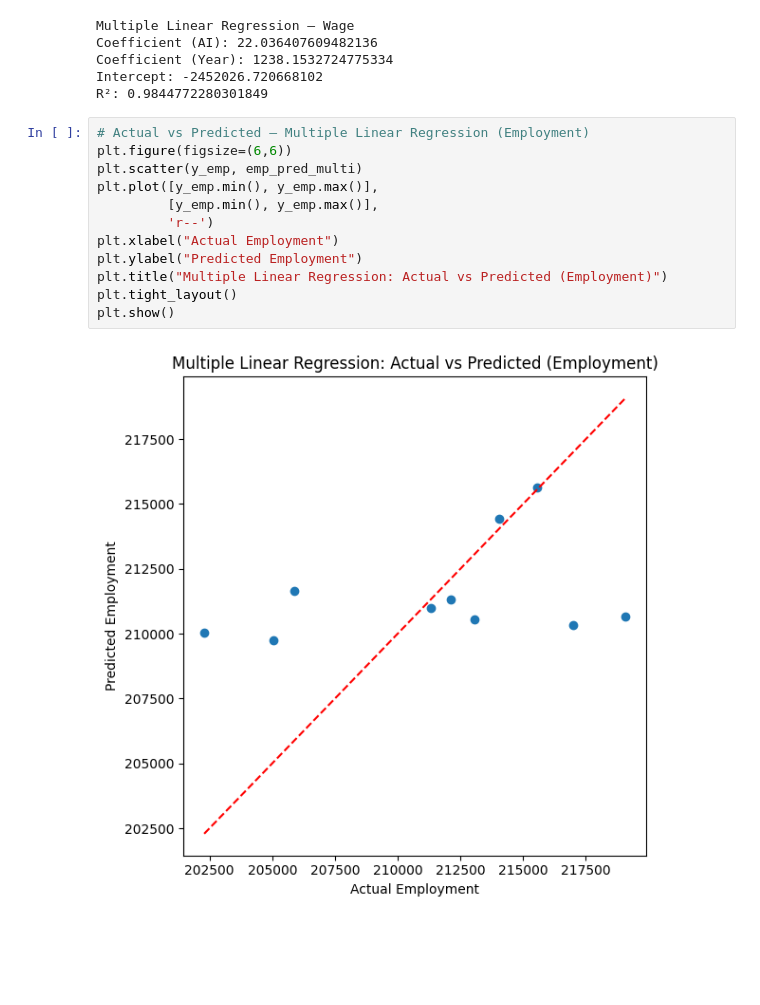
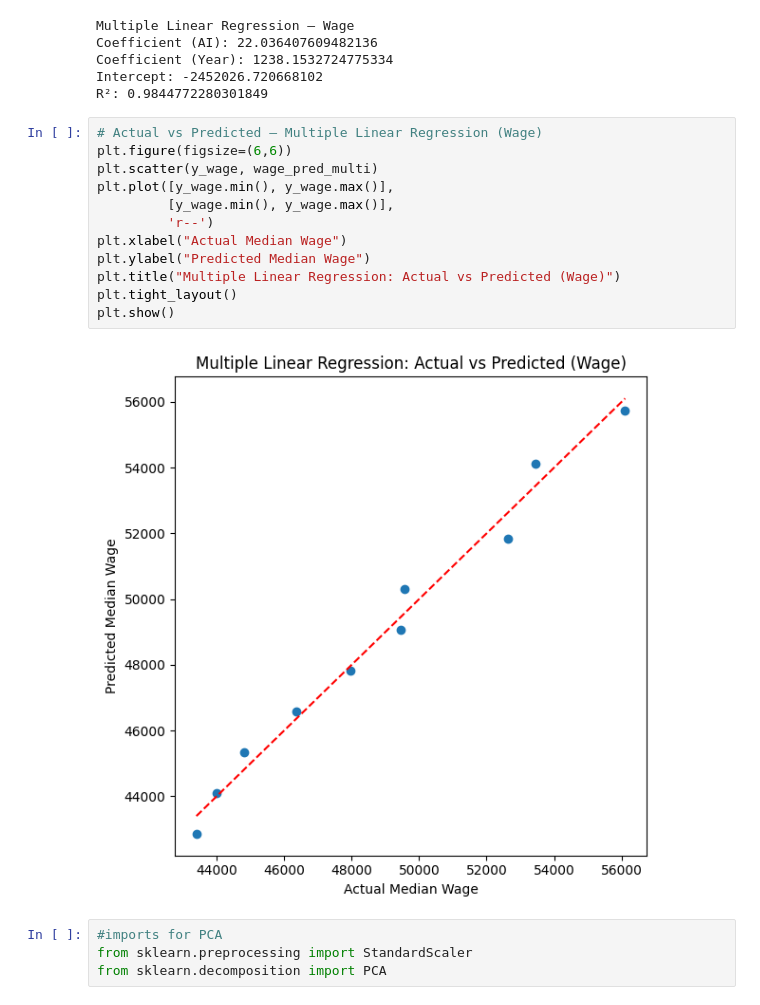
Before and after one commit to Javidan57/DSA210-project-AIvsGD, a Jupyter notebook: step3_ml_models.ipynb, the cells around one changed output. Saved outputs shown, nothing was run; the diff lists cells and outputs as text; blank space fills up the shorter version.

Commit message:
PCA of employment,wage and AI

```diff
--- a/step3_ml_models.ipynb
+++ b/step3_ml_models.ipynb
@@ -142,16 +142,20 @@ Coefficient (Year): 1238.1532724775334
 Intercept: -2452026.720668102
 R²: 0.9844772280301849
 # %%
-# Actual vs Predicted — Multiple Linear Regression (Employment)
+# Actual vs Predicted — Multiple Linear Regression (Wage)
 plt.figure(figsize=(6,6))
-plt.scatter(y_emp, emp_pred_multi)
-plt.plot([y_emp.min(), y_emp.max()],
-         [y_emp.min(), y_emp.max()],
+plt.scatter(y_wage, wage_pred_multi)
+plt.plot([y_wage.min(), y_wage.max()],
+         [y_wage.min(), y_wage.max()],
          'r--')
-plt.xlabel("Actual Employment")
-plt.ylabel("Predicted Employment")
-plt.title("Multiple Linear Regression: Actual vs Predicted (Employment)")
+plt.xlabel("Actual Median Wage")
+plt.ylabel("Predicted Median Wage")
+plt.title("Multiple Linear Regression: Actual vs Predicted (Wage)")
 plt.tight_layout()
 plt.show()
 # %% [output]
-[figure, old version]
+[figure, new version]
+# %%
+#imports for PCA
+from sklearn.preprocessing import StandardScaler
+from sklearn.decomposition import PCA
```
Also changed, not shown: parts of 3 cells of this notebook, 9 other files.
